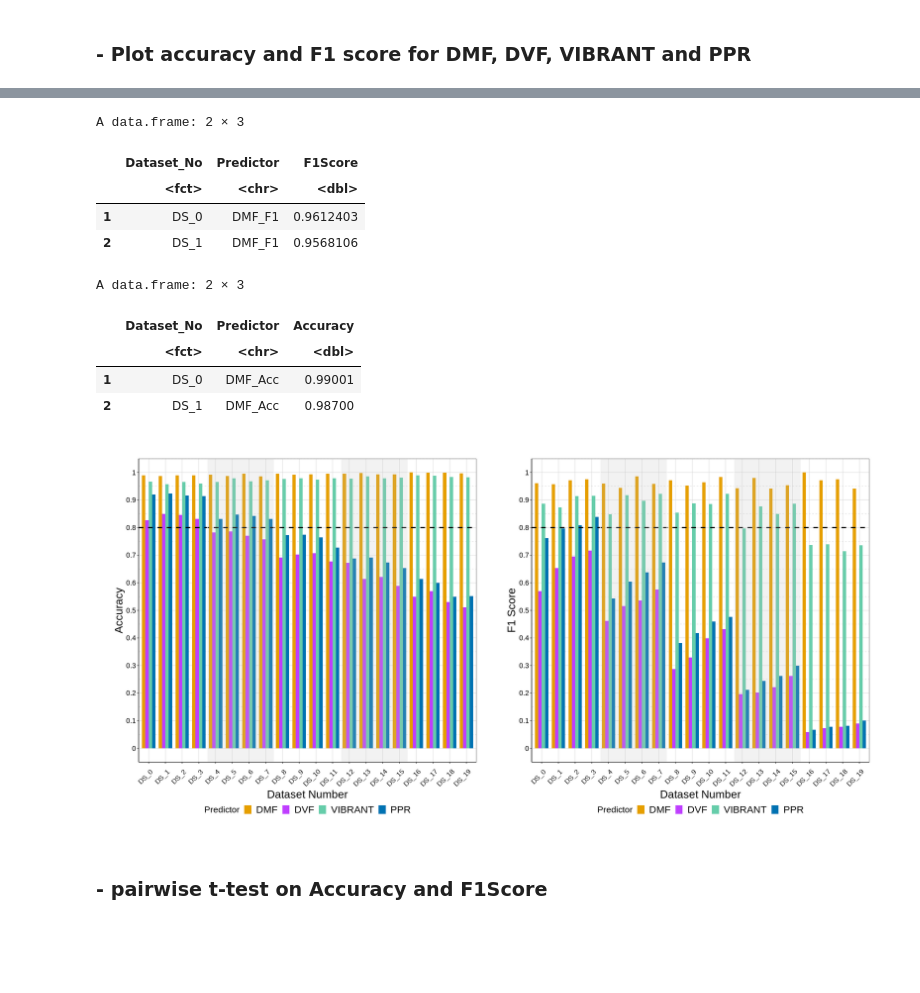
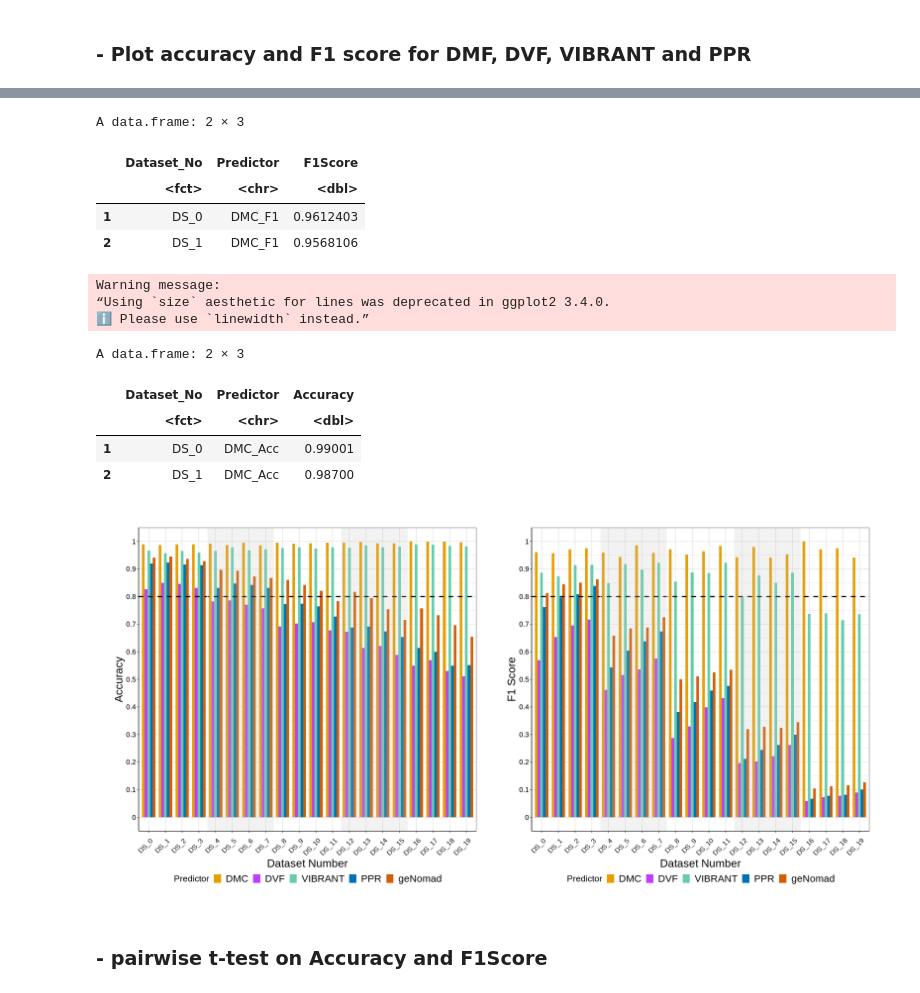
Before and after one commit to chengsly/DeepMicroClass, a Jupyter notebook: plot_figures/plot_acc_f1/Visualization_in_R.ipynb, the cells around one changed output, grey strips where cells are left out. Cells and saved outputs as stored; diff of their text form; code cells hidden in the pictures; blank space fills up the shorter version.

Commit message:
visualizations

```diff
--- a/plot_figures/plot_acc_f1/Visualization_in_R.ipynb
+++ b/plot_figures/plot_acc_f1/Visualization_in_R.ipynb
@@ -514,9 +506,13 @@ df_ppr_plas <- df_ppr_plas[match(dataset_order_names, df_ppr_plas$filename),]
 rownames(df_ppr_plas) <- seq(0, 19)
 head(df_ppr_plas, 2)
 
+# genomad Plasmid
+df_genomad_plas <- df_genomad_plas[match(dataset_order_names, df_genomad_plas$filename),]
+head(df_genomad_plas, 2)
+
 # merge DeepMicrobeFinder, PlasFlow and PPR-Meta
-plas_df <- cbind(df_dmf_plas[, c("f1_score", "accuracy")], df_plasflow_plas[, c("f1_score", "accuracy")], df_ppr_plas[, c("f1_score", "accuracy")])
-colnames(plas_df) <- c("DMF_F1", "DMF_Acc", "PlasFlow_F1", "PlasFlow_Acc", "PPR_F1", "PPR_Acc")
+plas_df <- cbind(df_dmf_plas[, c("f1_score", "accuracy")], df_plasflow_plas[, c("f1_score", "accuracy")], df_ppr_plas[, c("f1_score", "accuracy")], df_genomad_plas[, c("f1_score", "accuracy")])
+colnames(plas_df) <- c("DMC_F1", "DMC_Acc", "PlasFlow_F1", "PlasFlow_Acc", "PPR_F1", "PPR_Acc", "geNomad_F1", "geNomad_Acc")
 ds_order <- paste("DS", rownames(plas_df), sep = "_")
 plas_df$Dataset_No = factor(ds_order, levels=ds_order)
 head(plas_df, 2)
@@ -877,2 +893,17 @@ A data.frame: 2 × 9
 # %% [markdown]
 ### - Plot accuracy and F1 score for DMF, DVF, VIBRANT and PPR
+# %%
+# Virus F1 Score
+prok_vir_df_f1 <- prok_vir_df %>%
+  select(Dataset_No, DMC_F1, DVF_F1, VIBRANT_F1, PPR_F1, geNomad_F1) %>%
+  tidyr::gather(-Dataset_No, key = "Predictor", value = "F1Score")
+head(prok_vir_df_f1, 2)
+prok_vir_df_f1$Predictor <- factor(prok_vir_df_f1$Predictor, levels = c("DMC_F1", "DVF_F1", "VIBRANT_F1", "PPR_F1", "geNomad_F1"))
+
+# Virus Accuracy
+vir_df_acc <- prok_vir_df %>%
+  # select(Dataset_No, DMF_Acc, VirSorter_Acc, VIBRANT_Acc, PPR_Acc) %>%
+  select(Dataset_No, DMC_Acc, DVF_Acc, VIBRANT_Acc, PPR_Acc, geNomad_Acc) %>%
+  tidyr::gather(-Dataset_No, key = "Predictor", value = "Accuracy")
+head(vir_df_acc, 2)
+vir_df_acc$Predictor <- factor(vir_df_acc$Predictor, levels = c("DMC_Acc", "DVF_Acc", "VIBRANT_Acc", "PPR_Acc", "geNomad_Acc"))
@@ -879,12 +921,5 @@ A data.frame: 2 × 9
 # %%
 options(repr.plot.width=20, repr.plot.height=10)
-
-# Virus F1 Score
-prok_vir_df_f1 <- prok_vir_df %>%
-  select(Dataset_No, DMF_F1, DVF_F1, VIBRANT_F1, PPR_F1) %>%
-  tidyr::gather(-Dataset_No, key = "Predictor", value = "F1Score")
-head(prok_vir_df_f1, 2)
-prok_vir_df_f1$Predictor <- factor(prok_vir_df_f1$Predictor, levels = c("DMF_F1", "DVF_F1", "VIBRANT_F1", "PPR_F1"))
 
 #blind_colors <- c("orange2", "darkorchid1", "aquamarine3","blue", "vermillion", "purple", "black")
 blind_colors <- c("#E69F00", "darkorchid1", "aquamarine3","#0072B2", "#D55E00", "#CC79A7", "#000000")
@@ -892,7 +927,7 @@ blind_colors <- c("#E69F00", "darkorchid1", "aquamarine3","#0072B2", "#D55E00",
 p_vir_f1 <- ggplot(data = prok_vir_df_f1, aes(x=Dataset_No, y=F1Score, fill=Predictor)) +
   geom_bar(width=0.8, position = "dodge", stat="identity") +
   # scale_fill_manual(name = "Predictor", values=blind_colors, labels = c("DeepMicrobeFinder", "DeepVirFinder", "VIBRANT", "PPR-Meta")) +
-  scale_fill_manual(name = "Predictor", values=blind_colors, labels = c("DMF", "DVF", "VIBRANT", "PPR")) +
+  scale_fill_manual(name = "Predictor", values=blind_colors, labels = c("DMC", "DVF", "VIBRANT", "PPR", "geNomad")) +
   scale_y_continuous(breaks = seq(0, 1, 0.1), labels = seq(0,1,0.1)) +
   geom_hline(yintercept=0.8, linetype="dashed", size=1, color = "black") +
   labs(x="Dataset Number", y="F1 Score") +
@@ -915,18 +950,10 @@ p_vir_f1 <- ggplot(data = prok_vir_df_f1, aes(x=Dataset_No, y=F1Score, fill=Pred
         legend.key.size = unit(1,"line"),
         plot.margin=unit(c(1,1,1,1),"cm"))
 
-# Virus Accuracy
-vir_df_acc <- prok_vir_df %>%
-  # select(Dataset_No, DMF_Acc, VirSorter_Acc, VIBRANT_Acc, PPR_Acc) %>%
-  select(Dataset_No, DMF_Acc, DVF_Acc, VIBRANT_Acc, PPR_Acc) %>%
-  tidyr::gather(-Dataset_No, key = "Predictor", value = "Accuracy")
-head(vir_df_acc, 2)
-vir_df_acc$Predictor <- factor(vir_df_acc$Predictor, levels = c("DMF_Acc", "DVF_Acc", "VIBRANT_Acc", "PPR_Acc"))
-
 p_vir_acc <- ggplot(data = vir_df_acc, aes(x=Dataset_No, y=Accuracy, fill=Predictor)) +
   geom_bar(width=0.8, position = "dodge", stat="identity") +
   # scale_fill_manual(name = "Predictor", values=blind_colors, labels = c("DeepMicrobeFinder", "DeepVirFinder", "VIBRANT", "PPR-Meta")) +
-  scale_fill_manual(name = "Predictor", values=blind_colors, labels = c("DMF", "DVF", "VIBRANT", "PPR")) +
+  scale_fill_manual(name = "Predictor", values=blind_colors, labels = c("DMC", "DVF", "VIBRANT", "PPR", "geNomad")) +
   scale_y_continuous(breaks = seq(0, 1, 0.1), labels = seq(0,1,0.1)) +
   geom_hline(yintercept=0.8, linetype="dashed", size=1, color = "black") +
   labs(x="Dataset Number", y="Accuracy") +
@@ -934,40 +961,44 @@ p_vir_acc <- ggplot(data = vir_df_acc, aes(x=Dataset_No, y=Accuracy, fill=Predic
   theme_bw() +
   geom_rect(data=rects_2, mapping=aes(xmin=xmin, xmax=xmax, ymin = -Inf, ymax = Inf), fill="grey", color="white", alpha = 0.2, inherit.aes = FALSE) +
   theme(panel.background = element_blank(),
         axis.line = element_line(colour = "black"),
         text = element_text(size = 16),
         axis.title.x = element_text(size=20, color="black", vjust=-1),
         axis.title.y = element_text(size=20, color="black"),
         axis.text.x = element_text(angle = 45, hjust = 0.8, vjust=0.6, color="black"),
         axis.text.y = element_text(angle = 0, color="black"),
         panel.grid.minor.x = element_line(colour = "grey", size=0.2, linetype = 'dashed'),
         panel.grid.major.x = element_line(colour = "grey", size=0.2),
         panel.grid.minor.y = element_line(colour = "grey", size = 0.2, linetype = 'dashed'),
         panel.grid.major.y = element_line(colour = "grey", size=0.2),
         legend.position = "bottom",
         legend.text=element_text(size=18),
         legend.key.size = unit(1,"line"),
         plot.margin=unit(c(1,1,1,1),"cm"))
 
 p_vir_bar <- p_vir_acc + p_vir_f1
 p_vir_bar
 
-ggsave(filename="DMF_DVF_VIBRANT_PPR_Prok_Vir_comparison_barplot.svg", # useDingbats=FALSE,
+# ggsave(filename="DMC_DVF_VIBRANT_PPR_Prok_Vir_comparison_barplot.svg", # useDingbats=FALSE,
+ggsave(filename="DMC_DVF_VIBRANT_PPR_geNomad_Prok_Vir_comparison_barplot.pdf", useDingbats=FALSE,
        plot = last_plot(), path=res_dir,
        scale = 1, width = 400, height = 200, units = "mm",
        dpi = 300, limitsize = FALSE)
 # %% [output]
 A data.frame: 2 × 3
 |  | Dataset_No | Predictor | F1Score |
 |  | <fct> | <chr> | <dbl> |
-| 1 | DS_0 | DMF_F1 | 0.9612403 |
-| 2 | DS_1 | DMF_F1 | 0.9568106 |
+| 1 | DS_0 | DMC_F1 | 0.9612403 |
+| 2 | DS_1 | DMC_F1 | 0.9568106 |
-A data.frame: 2 × 3
+Warning message:
+“Using `size` aesthetic for lines was deprecated in ggplot2 3.4.0.
+ℹ Please use `linewidth` instead.”
+A data.frame: 2 × 3
 |  | Dataset_No | Predictor | Accuracy |
 |  | <fct> | <chr> | <dbl> |
-| 1 | DS_0 | DMF_Acc | 0.99001 |
-| 2 | DS_1 | DMF_Acc | 0.98700 |
+| 1 | DS_0 | DMC_Acc | 0.99001 |
+| 2 | DS_1 | DMC_Acc | 0.98700 |
-[figure, old version]
+[figure, new version]
 # %% [markdown]
 ### - pairwise t-test on Accuracy and F1Score
 # %%
```
Also changed, not shown: parts of 24 cells of this notebook, 1 other file.
